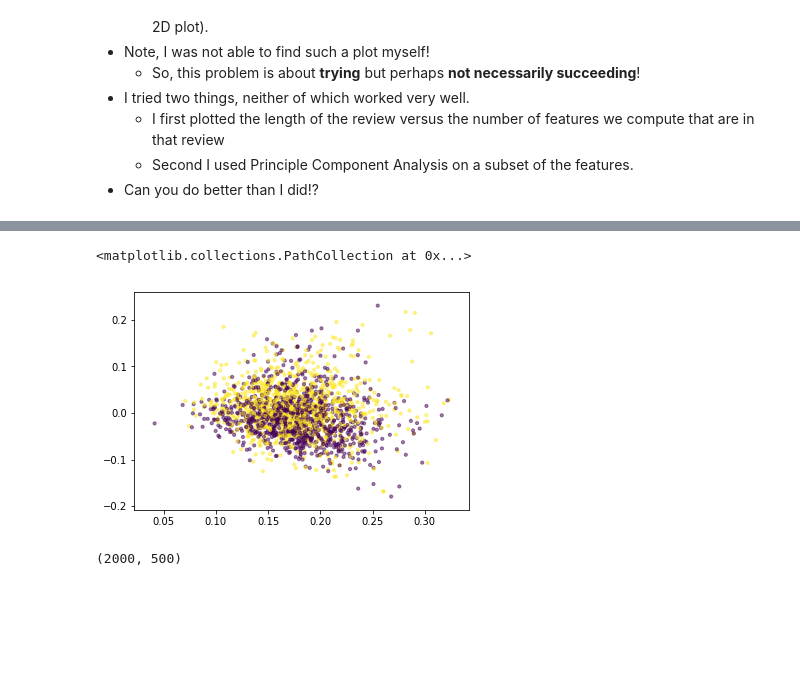
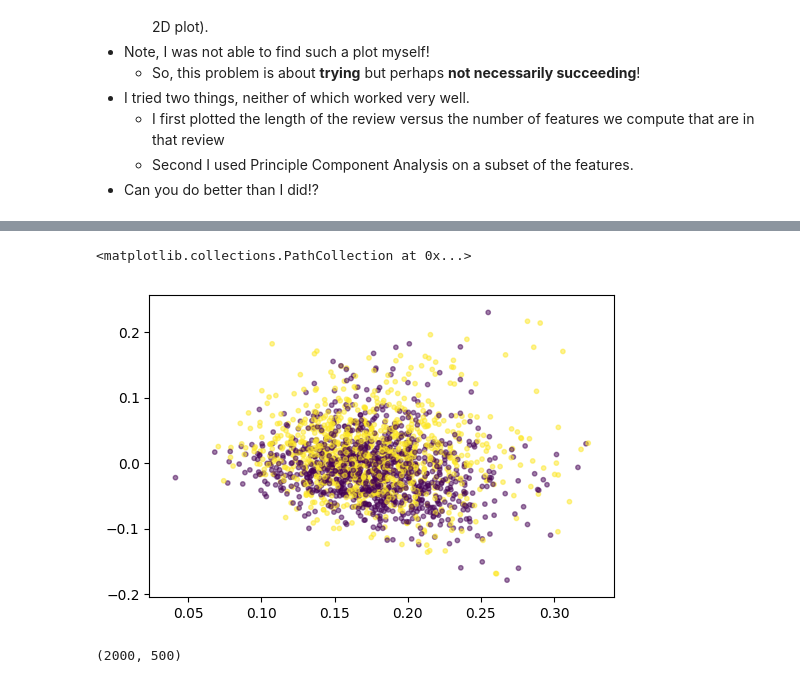
Before and after one commit to tianhaopx/Case-Study-of-Data-Science, a Jupyter notebook: CaseStudy3/CaseStudy3.ipynb, the cells around one changed output, grey strips where cells are left out. Saved outputs shown, nothing was run; the diff lists cells and outputs as text; code cells hidden in the pictures; blank space fills up the shorter version.

```diff
--- a/CaseStudy3/CaseStudy3.ipynb
+++ b/CaseStudy3/CaseStudy3.ipynb
@@ -545,11 +545,11 @@ x_train_tf = vect.fit_transform(x_train)
 pca = TruncatedSVD(n_components=2)
 fea_train = pca.fit_transform(x_train_tf)
 # %%
-plt.figure()
+plt.figure(dpi=100)
 plt.scatter(fea_train[:,0], fea_train[:,1], c=y_train, s=10, alpha=0.5)
 # %% [output]
 <matplotlib.collections.PathCollection at 0x...>
-[figure, old version]
+[figure, new version]
 # %%
 # try selectKBest, then PCA
 
```
Also changed, not shown: parts of 9 cells of this notebook.
